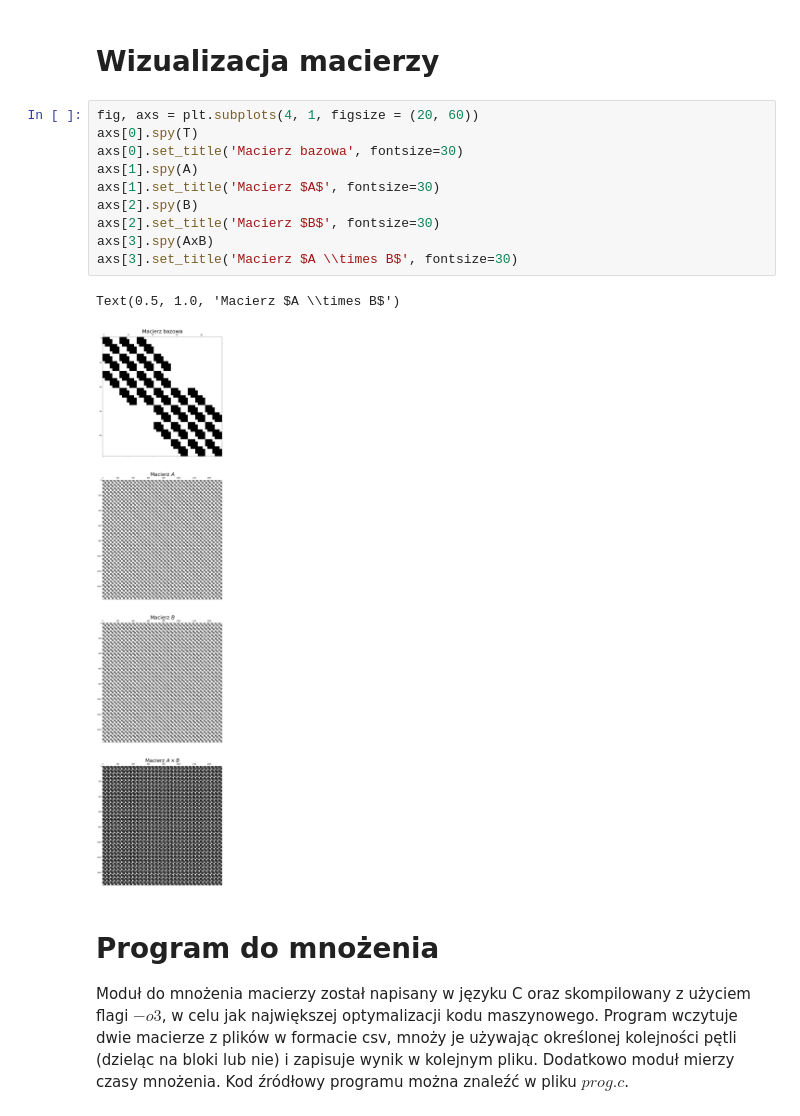
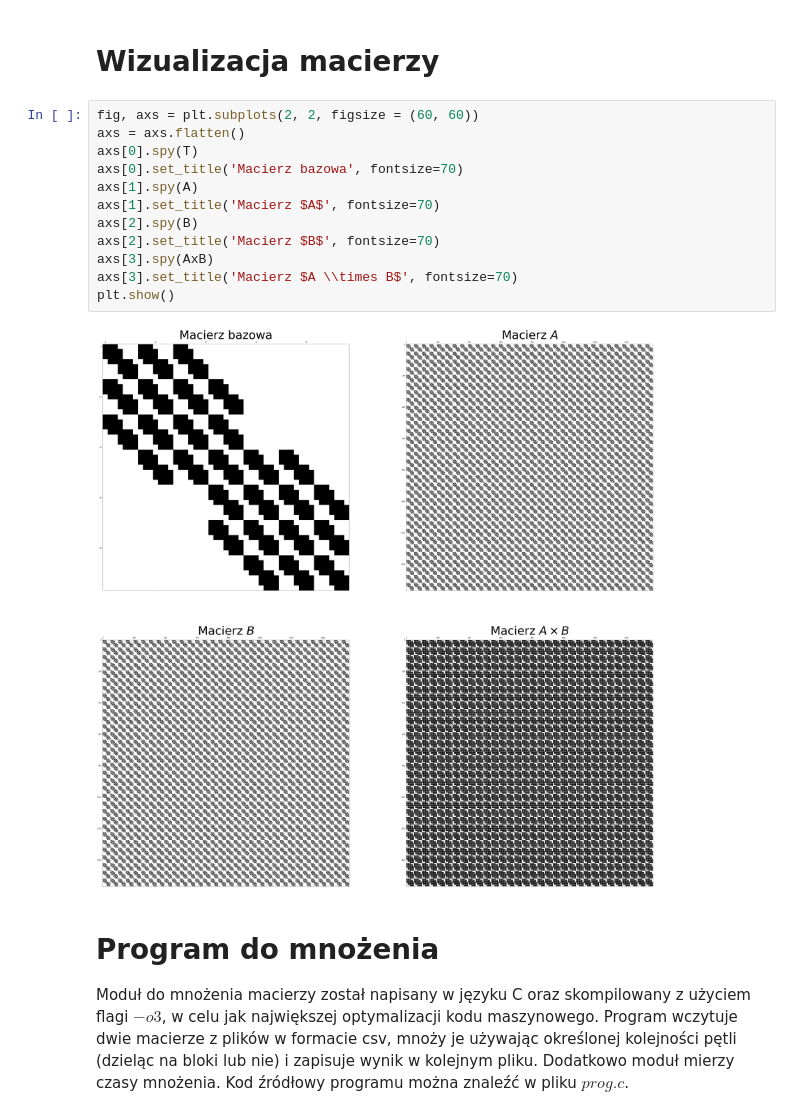
Before and after one commit to anuar2k/AM-2021, a Jupyter notebook: lab01/lab01.ipynb, the cells around one changed output. Saved outputs shown, nothing was run; the diff lists cells and outputs as text.

```diff
--- a/lab01/lab01.ipynb
+++ b/lab01/lab01.ipynb
@@ -29,18 +29,19 @@ T = load_base_matrix()
 # %% [markdown]
 # Wizualizacja macierzy
 # %%
-fig, axs = plt.subplots(4, 1, figsize = (20, 60))
+fig, axs = plt.subplots(2, 2, figsize = (60, 60))
+axs = axs.flatten()
 axs[0].spy(T)
-axs[0].set_title('Macierz bazowa', fontsize=30)
+axs[0].set_title('Macierz bazowa', fontsize=70)
 axs[1].spy(A)
-axs[1].set_title('Macierz $A$', fontsize=30)
+axs[1].set_title('Macierz $A$', fontsize=70)
 axs[2].spy(B)
-axs[2].set_title('Macierz $B$', fontsize=30)
+axs[2].set_title('Macierz $B$', fontsize=70)
 axs[3].spy(AxB)
-axs[3].set_title('Macierz $A \\times B$', fontsize=30)
+axs[3].set_title('Macierz $A \\times B$', fontsize=70)
+plt.show()
 # %% [output]
-Text(0.5, 1.0, 'Macierz $A \\times B$')
-[figure, old version]
+[figure, new version]
 # %% [markdown]
 # Program do mnożenia
 Moduł do mnożenia macierzy został napisany w języku C oraz skompilowany z użyciem flagi $-o3$, w celu jak największej optymalizacji kodu maszynowego. Program wczytuje dwie macierze z plików w formacie csv, mnoży je używając określonej kolejności pętli (dzieląc na bloki lub nie) i zapisuje wynik w kolejnym pliku. Dodatkowo moduł mierzy czasy mnożenia. Kod źródłowy programu można znaleźć w pliku $prog.c$.
```
